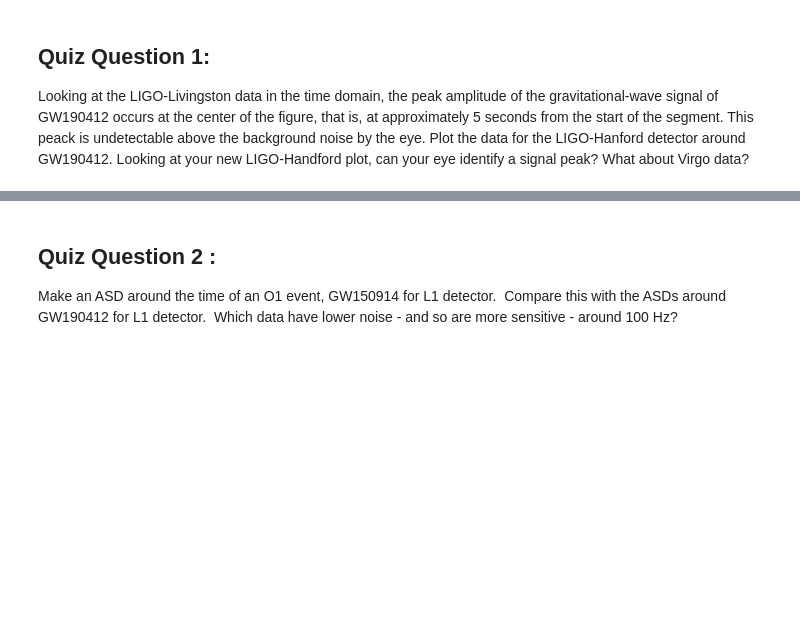
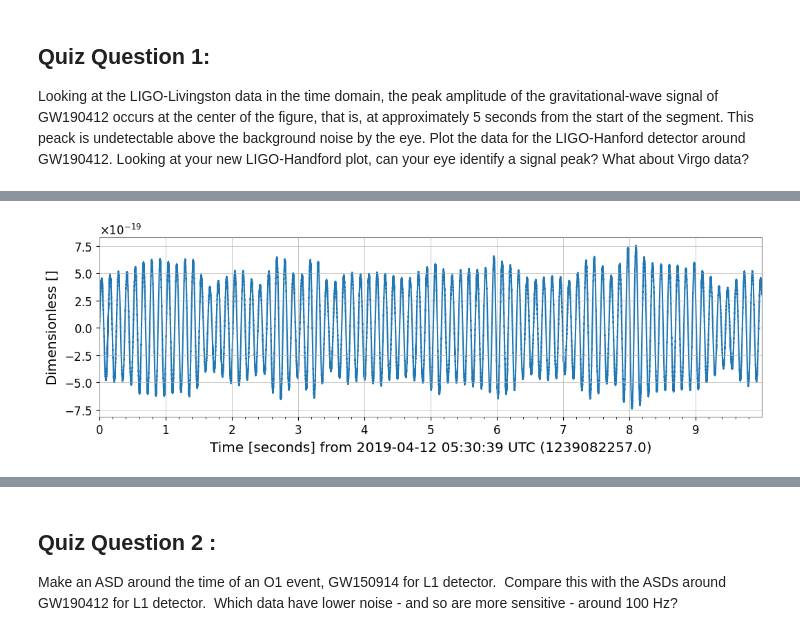
Before and after one commit to SamInsley/odw-2023, a Jupyter notebook: Tutorials/Day_1/Tuto_1.2_Open_Data_access_with_GWpy.ipynb, the cells around one changed output, grey strips where cells are left out. Drawn from its saved outputs; the diff is of its cells as text; code cells hidden in the pictures; blank space fills up the shorter version.

```diff
--- a/Tutorials/Day_1/Tuto_1.2_Open_Data_access_with_GWpy.ipynb
+++ b/Tutorials/Day_1/Tuto_1.2_Open_Data_access_with_GWpy.ipynb
@@ -246,3 +250,6 @@ Now we can see clearly the relative sensitivity of each detectors of LIGO and Vi
 ## Quiz Question 1:
 
 Looking at the LIGO-Livingston data in the time domain, the peak amplitude of the gravitational-wave signal of GW190412  occurs at the center of the figure, that is, at approximately 5 seconds from the start of the segment. This peack is undetectable above the background noise by the eye. Plot the data for the LIGO-Hanford detector around GW190412. Looking at your new LIGO-Handford plot, can your eye identify a signal peak? What about Virgo data?
+# %%
+hdata = TimeSeries.fetch_open_data('H1', *segment, verbose=True)
+print(hdata)
@@ -248,0 +267,4 @@ Looking at the LIGO-Livingston data in the time domain, the peak amplitude of th
+# %%
+ploth = hdata.plot()
+# %% [output]
+[figure, added]
```
Also changed, not shown: parts of 5 cells of this notebook.
